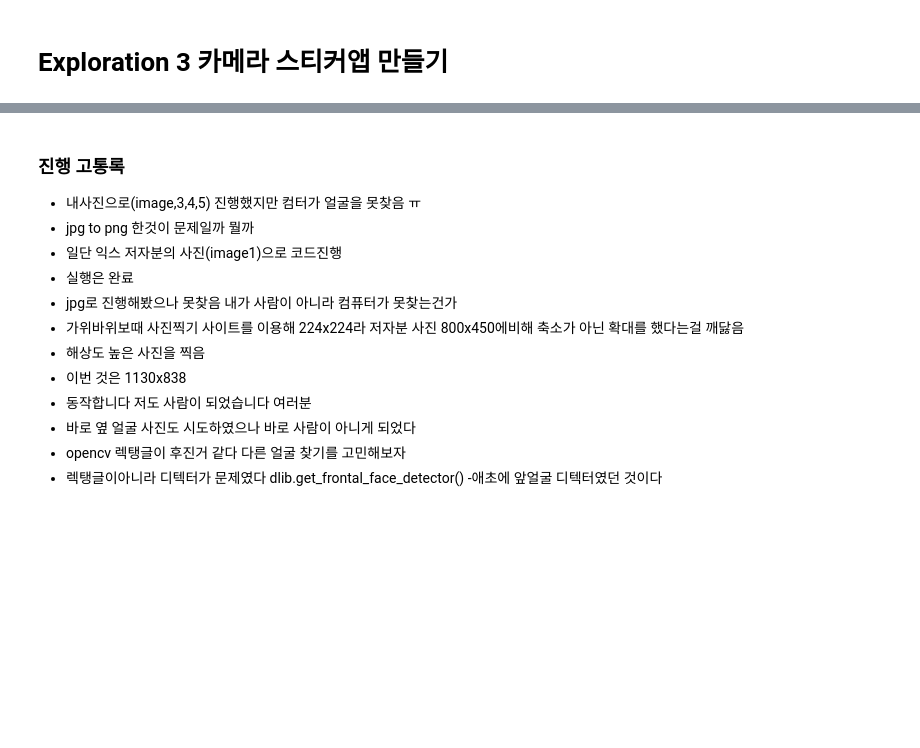
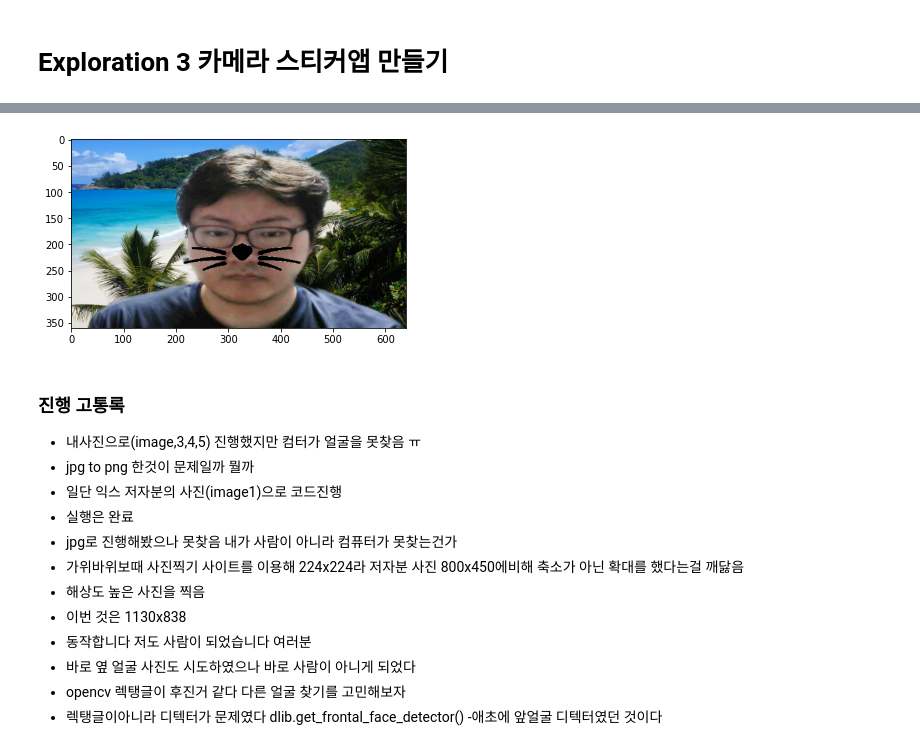
Before and after one commit to djung736/study1, a Jupyter notebook: test3.ipynb, the cells around one changed output, grey strips where cells are left out. Saved outputs shown, nothing was run; the diff lists cells and outputs as text; code cells hidden in the pictures; blank space fills up the shorter version.

```diff
--- a/test3.ipynb
+++ b/test3.ipynb
@@ -2,0 +48,80 @@
+# %%
+import cv2
+import matplotlib.pyplot as plt
+import numpy as np
+import os
+import dlib
+
+my_image_path = os.getenv('HOME')+'/aiffel/camera_sticker/images/11.png'
+img_bgr = cv2.imread(my_image_path)    #- OpenCV로 이미지를 읽어서
+img_bgr = cv2.resize(img_bgr, (640, 360))    # 640x360의 크기로 Resize
+img_show = img_bgr.copy()      #- 출력용 이미지 별도 보관
+img_rgb = cv2.cvtColor(img_bgr, cv2.COLOR_BGR2RGB) #bgr2rgb
+
+detector_hog = dlib.get_frontal_face_detector()   #- detector 선언
+dlib_rects = detector_hog(img_rgb, 1)   #- (image, num of img pyramid)
+
+print(dlib_rects)   # 찾은 얼굴영역 좌표
+
+# 렉탱글과 랜드마크 확인 과정
+for dlib_rect in dlib_rects:
+    l = dlib_rect.left()
+    t = dlib_rect.top()
+    r = dlib_rect.right()
+    b = dlib_rect.bottom()
+
+    cv2.rectangle(img_show, (l,t), (r,b), (0,255,0), 2, lineType=cv2.LINE_AA)
+
+#img_show_rgb =  cv2.cvtColor(img_show, cv2.COLOR_BGR2RGB) #렉탱글 반영이미지
+
+model_path = os.getenv('HOME')+'/aiffel/camera_sticker/models/shape_predictor_68_face_landmarks.dat'
+landmark_predictor = dlib.shape_predictor(model_path)
+
+list_landmarks = []
+for dlib_rect in dlib_rects:
+    points = landmark_predictor(img_rgb, dlib_rect)
+    list_points = list(map(lambda p: (p.x, p.y), points.parts()))
+    list_landmarks.append(list_points)
+
+for landmark in list_landmarks:
+    for point in landmark:
+        cv2.circle(img_show, point, 2, (0, 255, 255), -1) # yellow
+
+img_show_rgb =  cv2.cvtColor(img_show, cv2.COLOR_BGR2RGB) #렉탱글과 랜드마크 반영이미지
+
+#얼굴 이미지에서 코 중심점인 랜드마크 30의 좌표를 기준으로 수염이 들어가야할 좌표 계산
+for dlib_rect, landmark in zip(dlib_rects, list_landmarks):
+    print (landmark[30]) # nose center index : 30
+    x = landmark[30][0]
+    y = landmark[30][1] - dlib_rect.width()//2
+    w = dlib_rect.width()
+    h = dlib_rect.width()
+    print ('(x,y) : (%d,%d)'%(x,y))
+    print ('(w,h) : (%d,%d)'%(w,h))
+
+#수염 이미지를 불러와서 렉탱글의 폭(x크기)으로 리사이즈
+sticker_path = os.getenv('HOME')+'/aiffel/camera_sticker/images/cat.png'
+img_sticker = cv2.imread(sticker_path)
+img_sticker = cv2.resize(img_sticker, (w,h))
+
+#스티커 이미지 시작점 조정
+refined_x = x - w // 2  # 시작점이 x가 되게되면 수염 왼쪽끝이 위치에 감으로 수염 중앙이 되도록 폭의 절반빼기
+refined_y = y # 코 높이(landmark[30][1])
+
+print ('(x,y) : (%d,%d)'%(refined_x, refined_y)) # 좌표확인
+
+#print(img_sticker.shape[0],img_sticker.shape[1])
+#print(sticker_area.shape,img_sticker.shape) 중간과정에서 형태확인
+
+#원본 img_bgr에 스티커 적용
+sticker_area = img_bgr[refined_y:refined_y+img_sticker.shape[0], refined_x:refined_x+img_sticker.shape[1]]
+#sticker_area = cv2.addWeighted(sticker_area, 1.0, img_sticker, 0.1, 0) #(이미지1,투명도,이미지2,투명도)
+# 반투명하게 반영하려 했지만 수염의 뒷배경이 흰색인 바람에 너져분해서 뻄
+img_bgr[refined_y:refined_y+img_sticker.shape[0], refined_x:refined_x+img_sticker.shape[1]] = \
+    np.where(img_sticker==255,sticker_area,img_sticker).astype(np.uint8)
+#where(불린판별식, 참일경우 반환값, 거짓일경우 반환값) .astype(uint8(양수0~255)값으로 변환)
+#sticker_area, img_sticker, img_bgr내부편집범위, 이 셋의 크기는 같아야한다 꼭!
+
+plt.imshow(cv2.cvtColor(img_bgr, cv2.COLOR_BGR2RGB))
+plt.show()
+# %% [output]
@@ -3,3 +133,4 @@
+[figure, added]
 # %% [markdown]
 ### 진행 고통록
 - 내사진으로(image,3,4,5) 진행했지만 컴터가 얼굴을 못찾음 ㅠ
```
Also changed, not shown: parts of 10 cells of this notebook.
